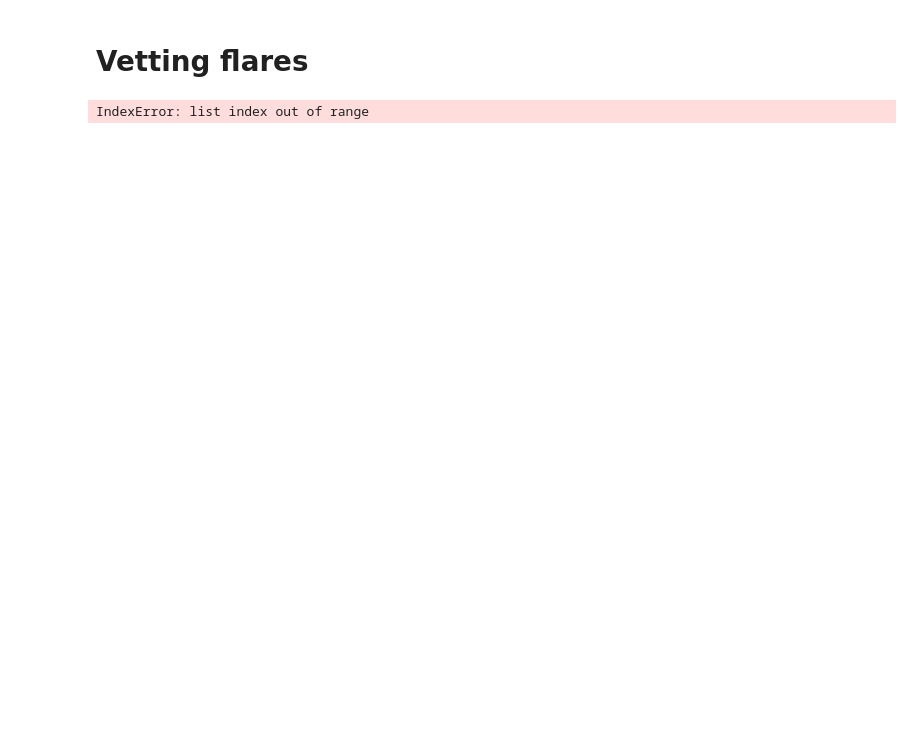
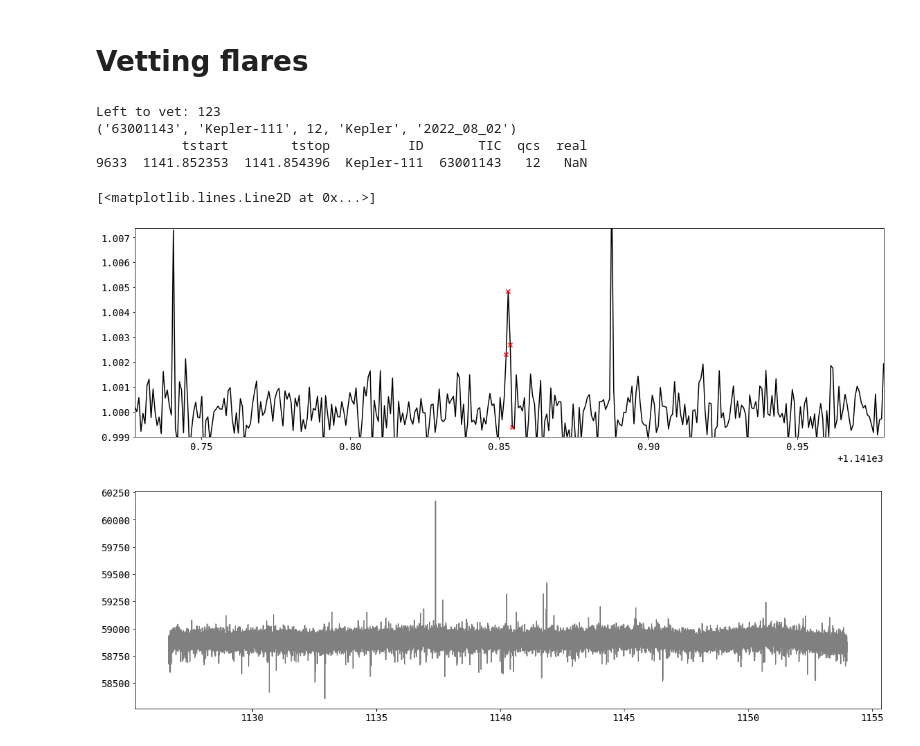
Before and after one commit to ekaterinailin/flaring-spi, a Jupyter notebook: notebooks/_03_check_flares.ipynb, the cells around one changed output. Cells and saved outputs as stored; diff of their text form; code cells hidden in the pictures; blank space fills up the shorter version.

Commit message:
finished most flares with vetting

```diff
--- a/notebooks/_03_check_flares.ipynb
+++ b/notebooks/_03_check_flares.ipynb
@@ -76,36 +76,43 @@ print(ff[['tstart',"tstop","ID","TIC","qcs","real"]])
 for j, flare in ff.iloc[:].iterrows():
     ts, tf = flare.tstart, flare.tstop
     t0, t1, i = 1e5, 0., 0
 
     while (ts<t0) | (ts>t1):
         try:
             string = f"{ID}_{qcs:02}_altai_{i}"
             fff = fits.open(f"/media/ekaterina/182C-BC05/lcs_w_phases/{tstamp}_{string}.fits")[1].data
         except FileNotFoundError:
             string = f"{TIC}_{qcs:02}_altai_0"
             fff = fits.open(f"/media/ekaterina/182C-BC05/lcs_w_phases/{tstamp}_{string}.fits")[1].data
         t0,t1 = fff["time"][0],fff["time"][-1]
 #         print(t0,ts,t1)
         i+=1
     plt.figure(figsize=(16,5))
-    cap=1
+    cap=.8
 
 #     print(ts,tf)
     _ = fff[np.where((fff['time']>=ts-.1/cap) & (fff['time']<=tf+.1/cap))]
     med = np.median(_['flux'])
     plt.plot(_['time'], _['flux']/med, c="k")
     plt.xlim(_["time"][0],_["time"][-1])
     _ = fff[np.where((fff['time']>=ts-1e-8) & (fff['time']<=tf+1e-8))]
     plt.scatter(_['time'], _['flux']/med, c="r",zorder=10)
 
     plt.scatter(ts, flare.phase/5 + 1)
     plt.plot(_['time'], _['phase']/5 + 1, c="grey")
-    plt.ylim(.99,flare.ampl_rec*2.5 +1)
+    plt.ylim(.999,flare.ampl_rec*1.5 +1)
 
 plt.figure(figsize=(16,5))
 plt.plot(fff["time"],fff["flux"],c="grey")
+# plt.xlim(1590,1595)
 # %% [output]
-IndexError: list index out of range
+Left to vet: 123
+('63001143', 'Kepler-111', 12, 'Kepler', '2022_08_02')
+           tstart        tstop          ID       TIC  qcs  real
+9633  1141.852353  1141.854396  Kepler-111  63001143   12   NaN
+[<matplotlib.lines.Line2D at 0x...>]
+[figure, added]
+[figure, added]
 # %%
 f.loc[ff.index,columns+["real"]]
 # %% [output]
```
Also changed, not shown: parts of 5 cells of this notebook, 5 other files.
